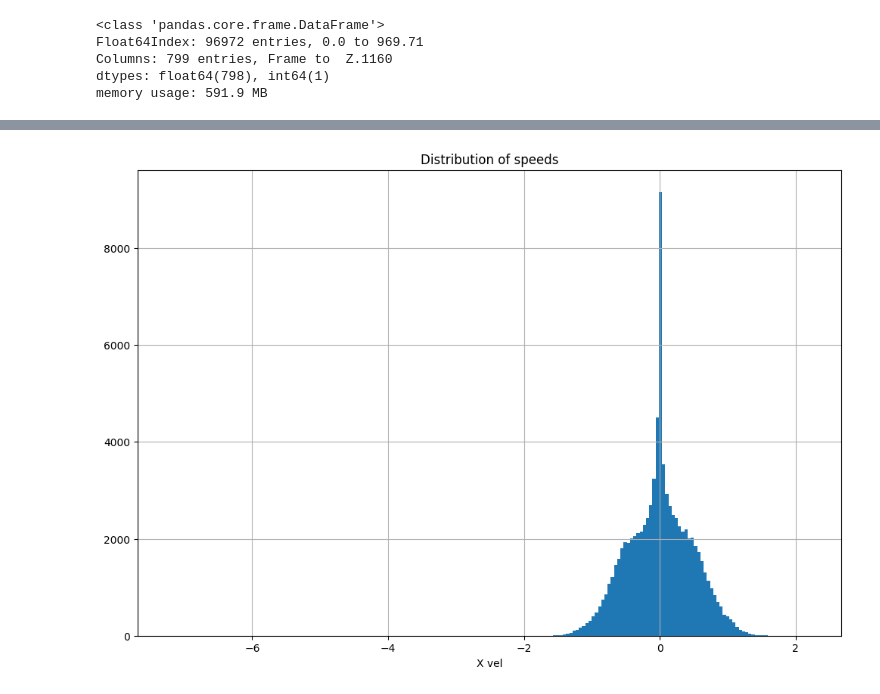
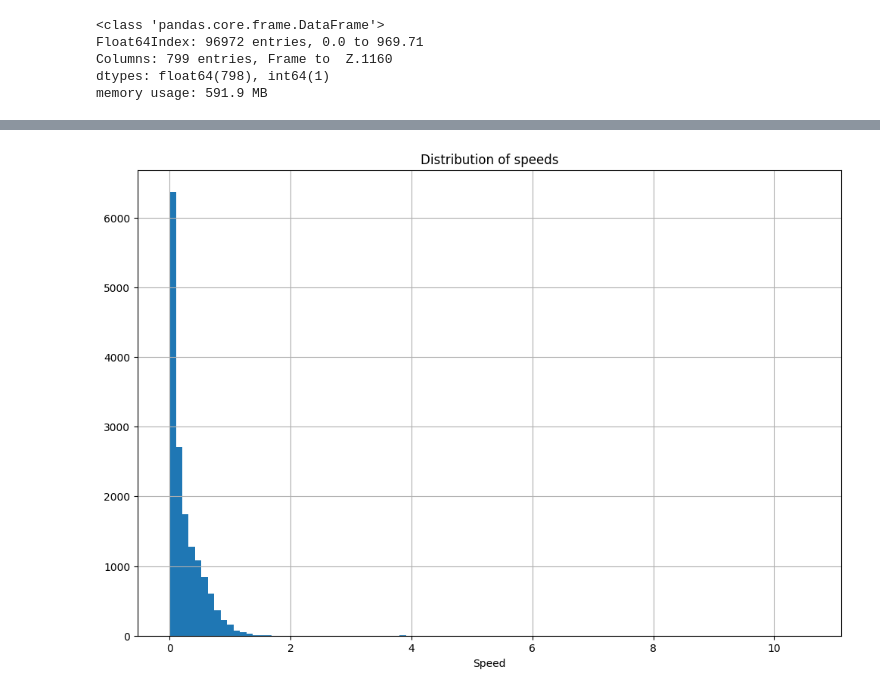
Before and after one commit to Mark-Bugden/Locust-Physics, a Jupyter notebook: Data_exploration.ipynb, the cells around one changed output, grey strips where cells are left out. Cells and saved outputs as stored; diff of their text form; code cells hidden in the pictures.

```diff
--- a/Data_exploration.ipynb
+++ b/Data_exploration.ipynb
@@ -124,0 +135,12 @@ ndf
+# %%
+# We also want a way of knowing which columns correspond to the L markers
+# First subset those markers that have an Y value below 500, and remove them from the arena_markers dataframe
+L_markers = ndf[Y_subset][ndf[Y_subset] < 500]
+L_null_cols = L_markers.columns[L_markers.isnull().all()]
+L_markers.drop(L_null_cols, axis = 1, inplace = True)
+# Then take the columns of the remaining dataframe and turn it into a list
+L_markers = list(L_markers.columns)
+# Then get the numbers of the labels from the column names
+L_marker_labels = [int(label[3:]) for label in L_markers]
+print('The L marker labels are: ')
+print(L_marker_labels)
@@ -124,0 +150,4 @@ ndf
+# %%
+# Finally, let's just for completeness define the locust markers as the marker_labels which aren't the arena_labels or the L_labels
+locust_labels = np.setdiff1d(marker_labels, arena_marker_labels+L_marker_labels)
+locust_labels
@@ -124,0 +172,5 @@ ndf
+# %%
+# It makes sense to remove these columns from our dataset since they will skew our statistics.
+ndf.drop([f' X.{label}' for label in arena_marker_labels+L_marker_labels], axis=1, inplace=True)
+ndf.drop([f' Y.{label}' for label in arena_marker_labels+L_marker_labels], axis=1, inplace=True)
+ndf.drop([f' Z.{label}' for label in arena_marker_labels+L_marker_labels], axis=1, inplace=True)
@@ -124,0 +185,4 @@ ndf
+# %%
+# We want to see the speeds of the locusts as well. Let's add a new column for each locust, containing the speed
+for label in locust_labels:
+    ndf[f'speed {label}'] = np.sqrt((ndf[f'V X.{label}'])**2 + (ndf[f'V Y.{label}'])**2 + (ndf[f'V Z.{label}'])**2)
@@ -125,12 +356,12 @@ ndf
 # %%
+# For a single locust, we have
 fig, ax = plt.subplots()
 fig.set_size_inches(12,8)
 
-ax.set_xlabel('X vel')
+ax.set_xlabel('Speed')
 
-ndf.hist(ax = ax, column='V X.50', bins=200)
+ndf.hist(ax = ax, column='speed 1111', bins=100)
 plt.title('Distribution of speeds')
-plt.savefig('Distribution_of_speeds.png')
 plt.show()
 # %% [output]
-[figure, old version]
+[figure, new version]
```
Also changed, not shown: parts of 51 cells of this notebook, 1 other file.
